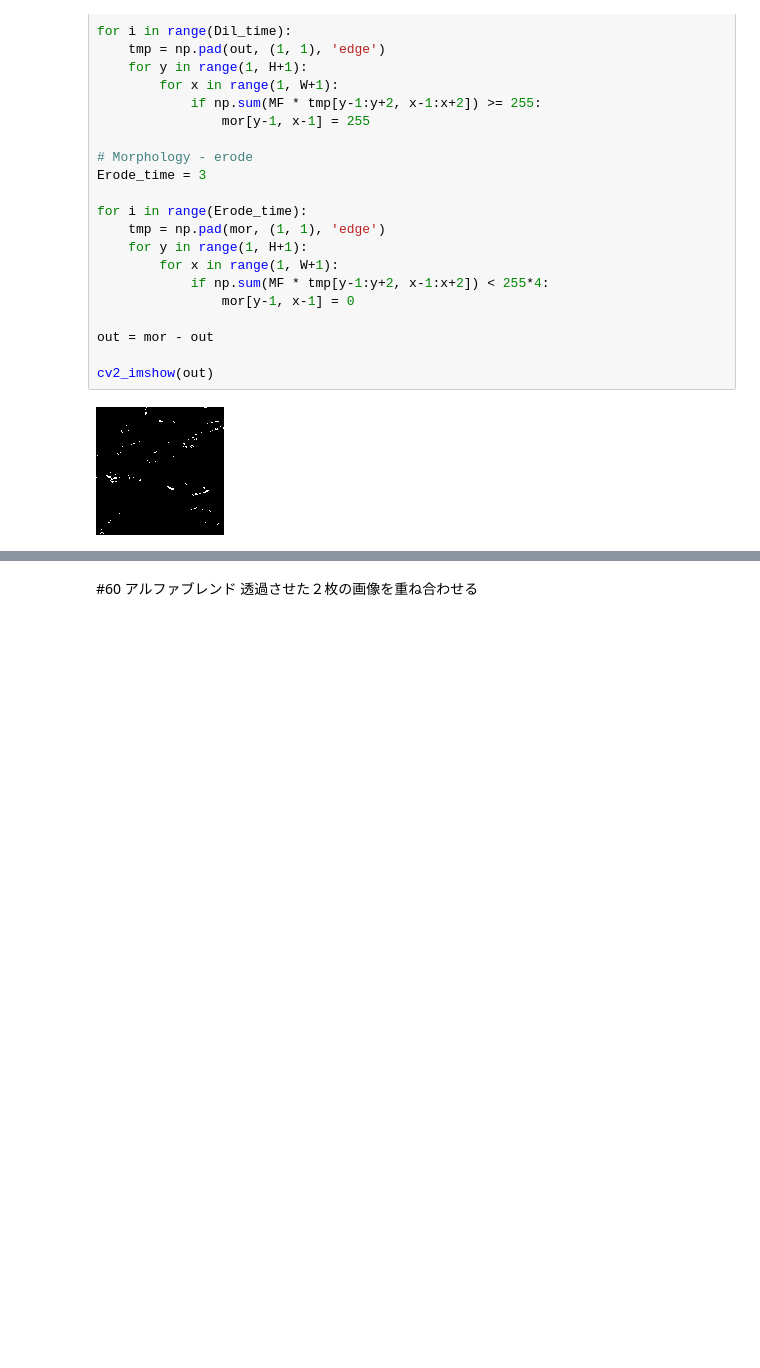
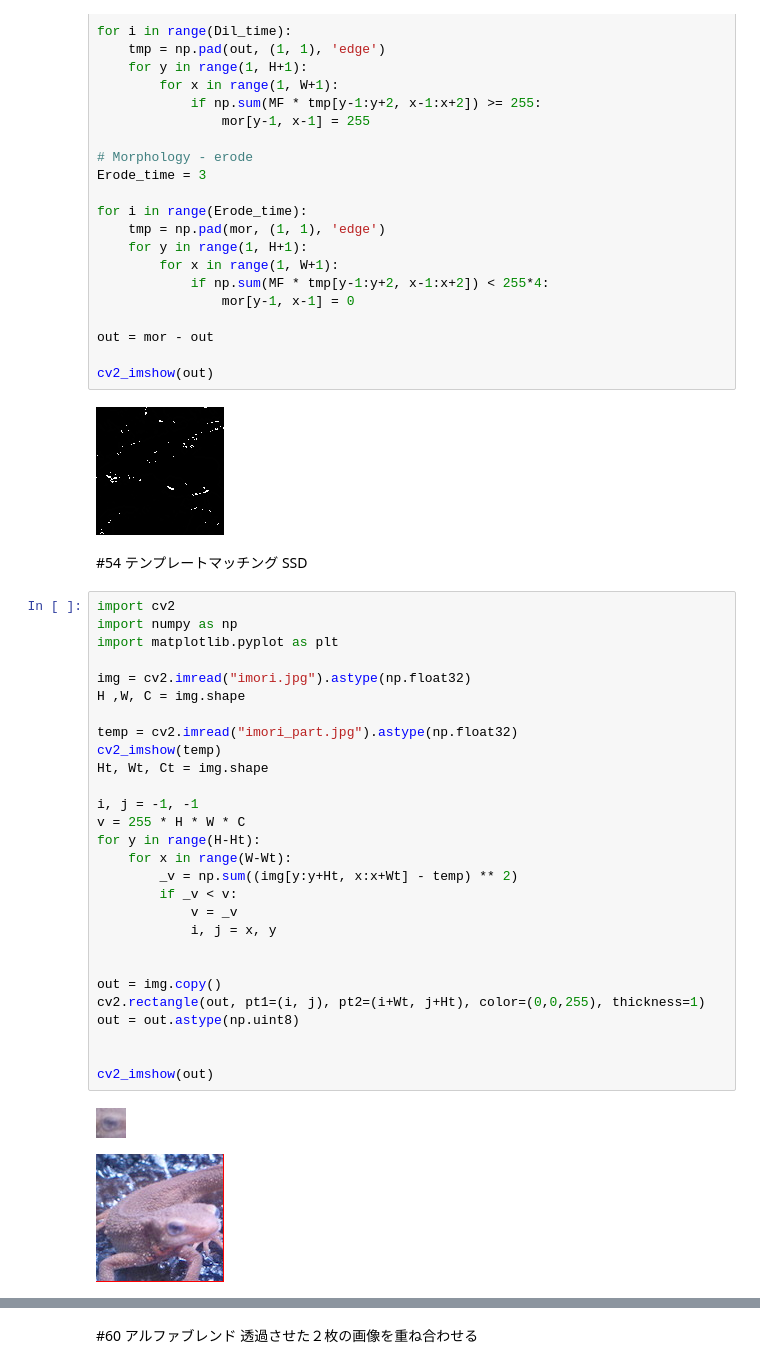
Before and after one commit to katoyu/image-processing-100training, a Jupyter notebook: 画像処理100本ノック51_60.ipynb, the cells around one changed output, grey strips where cells are left out. Drawn from its saved outputs; the diff is of its cells as text; blank space fills up the shorter version.

```diff
--- a/画像処理100本ノック51_60.ipynb
+++ b/画像処理100本ノック51_60.ipynb
@@ -301,3 +301,36 @@ out = mor - out
 cv2_imshow(out)
 # %% [output]
 [figure]
+# %% [markdown]
+#54 テンプレートマッチング SSD
+# %%
+import cv2
+import numpy as np
+import matplotlib.pyplot as plt
+
+img = cv2.imread("imori.jpg").astype(np.float32)
+H ,W, C = img.shape
+
+temp = cv2.imread("imori_part.jpg").astype(np.float32)
+cv2_imshow(temp)
+Ht, Wt, Ct = img.shape
+
+i, j = -1, -1
+v = 255 * H * W * C
+for y in range(H-Ht):
+    for x in range(W-Wt):
+        _v = np.sum((img[y:y+Ht, x:x+Wt] - temp) ** 2)
+        if _v < v:
+            v = _v
+            i, j = x, y
+
+
+out = img.copy()
+cv2.rectangle(out, pt1=(i, j), pt2=(i+Wt, j+Ht), color=(0,0,255), thickness=1)
+out = out.astype(np.uint8)
+
+
+cv2_imshow(out)
+# %% [output]
+[figure, added]
+[figure, added]
```
Also changed, not shown: parts of 2 cells of this notebook.
